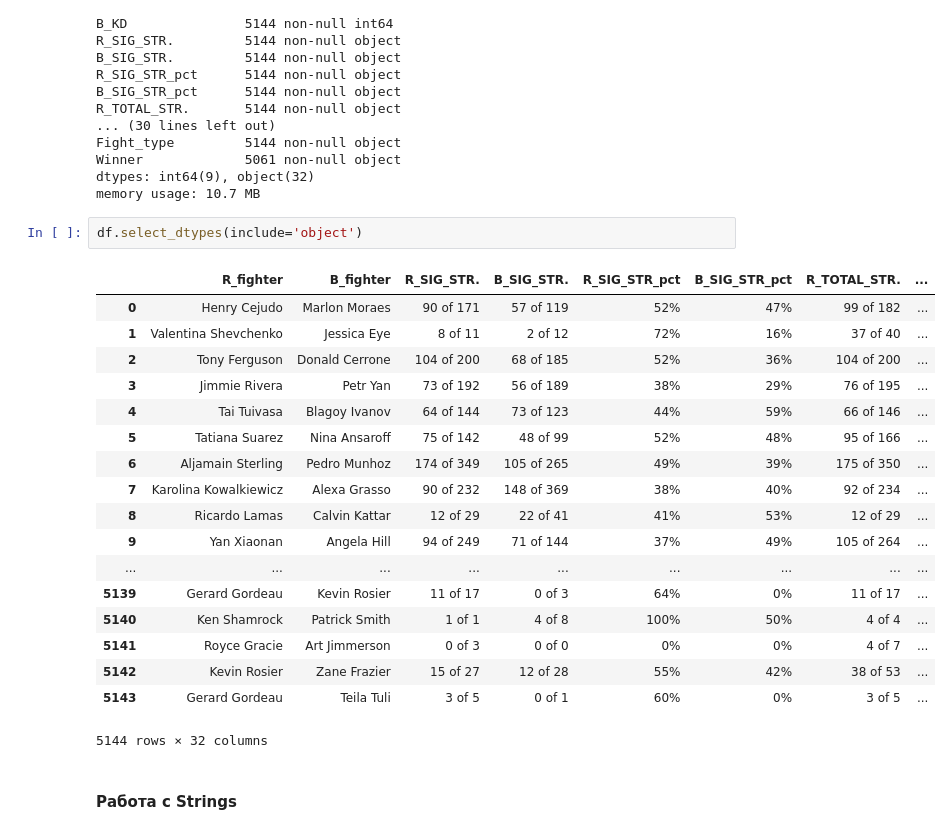
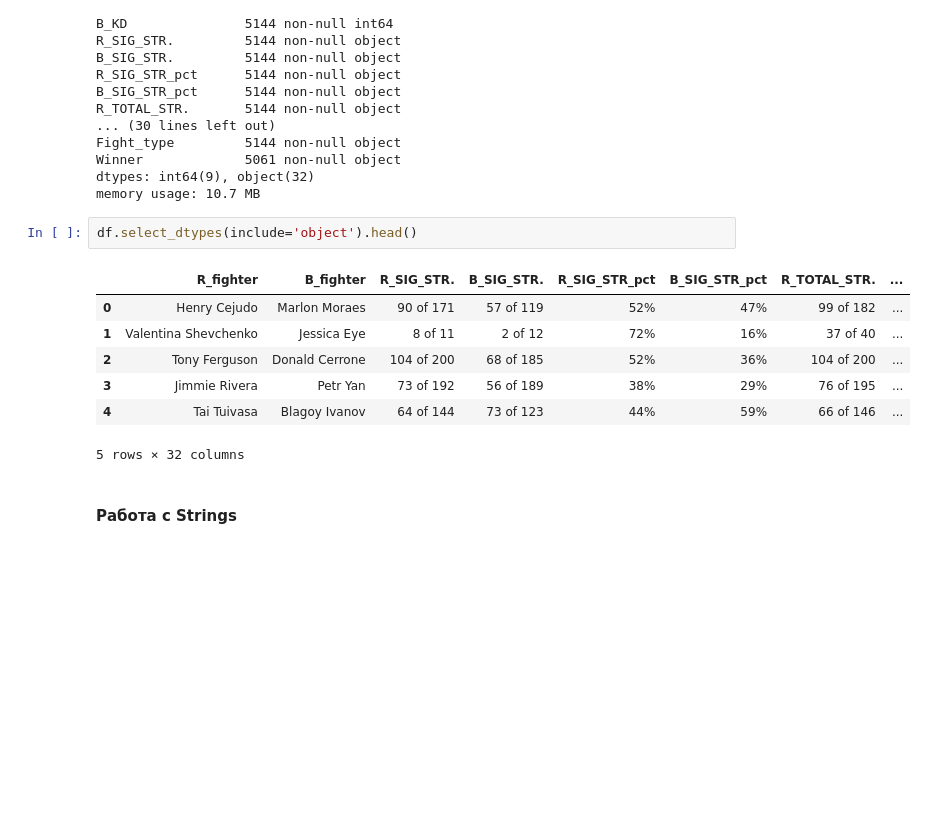
Before and after one commit to carnotaur/pandas_tutorial, a Jupyter notebook: examples.ipynb, the cells around one changed output. Cells and saved outputs as stored; diff of their text form; blank space fills up the shorter version.

```diff
--- a/examples.ipynb
+++ b/examples.ipynb
@@ -35,25 +64,14 @@ Winner             5061 non-null object
 dtypes: int64(9), object(32)
 memory usage: 10.7 MB
 # %%
-df.select_dtypes(include='object')
+df.select_dtypes(include='object').head()
 # %% [output]
 |  | R_fighter | B_fighter | R_SIG_STR. | B_SIG_STR. | R_SIG_STR_pct | B_SIG_STR_pct | R_TOTAL_STR. | ... |
 | 0 | Henry Cejudo | Marlon Moraes | 90 of 171 | 57 of 119 | 52% | 47% | 99 of 182 | ... |
 | 1 | Valentina Shevchenko | Jessica Eye | 8 of 11 | 2 of 12 | 72% | 16% | 37 of 40 | ... |
 | 2 | Tony Ferguson | Donald Cerrone | 104 of 200 | 68 of 185 | 52% | 36% | 104 of 200 | ... |
 | 3 | Jimmie Rivera | Petr Yan | 73 of 192 | 56 of 189 | 38% | 29% | 76 of 195 | ... |
 | 4 | Tai Tuivasa | Blagoy Ivanov | 64 of 144 | 73 of 123 | 44% | 59% | 66 of 146 | ... |
-| 5 | Tatiana Suarez | Nina Ansaroff | 75 of 142 | 48 of 99 | 52% | 48% | 95 of 166 | ... |
-| 6 | Aljamain Sterling | Pedro Munhoz | 174 of 349 | 105 of 265 | 49% | 39% | 175 of 350 | ... |
-| 7 | Karolina Kowalkiewicz | Alexa Grasso | 90 of 232 | 148 of 369 | 38% | 40% | 92 of 234 | ... |
-| 8 | Ricardo Lamas | Calvin Kattar | 12 of 29 | 22 of 41 | 41% | 53% | 12 of 29 | ... |
-| 9 | Yan Xiaonan | Angela Hill | 94 of 249 | 71 of 144 | 37% | 49% | 105 of 264 | ... |
-| ... | ... | ... | ... | ... | ... | ... | ... | ... |
-| 5139 | Gerard Gordeau | Kevin Rosier | 11 of 17 | 0 of 3 | 64% | 0% | 11 of 17 | ... |
-| 5140 | Ken Shamrock | Patrick Smith | 1 of 1 | 4 of 8 | 100% | 50% | 4 of 4 | ... |
-| 5141 | Royce Gracie | Art Jimmerson | 0 of 3 | 0 of 0 | 0% | 0% | 4 of 7 | ... |
-| 5142 | Kevin Rosier | Zane Frazier | 15 of 27 | 12 of 28 | 55% | 42% | 38 of 53 | ... |
-| 5143 | Gerard Gordeau | Teila Tuli | 3 of 5 | 0 of 1 | 60% | 0% | 3 of 5 | ... |
-5144 rows × 32 columns
+5 rows × 32 columns
 # %% [markdown]
 #### Работа с Strings
```
Also changed, not shown: parts of 35 cells of this notebook, 10 other files.
